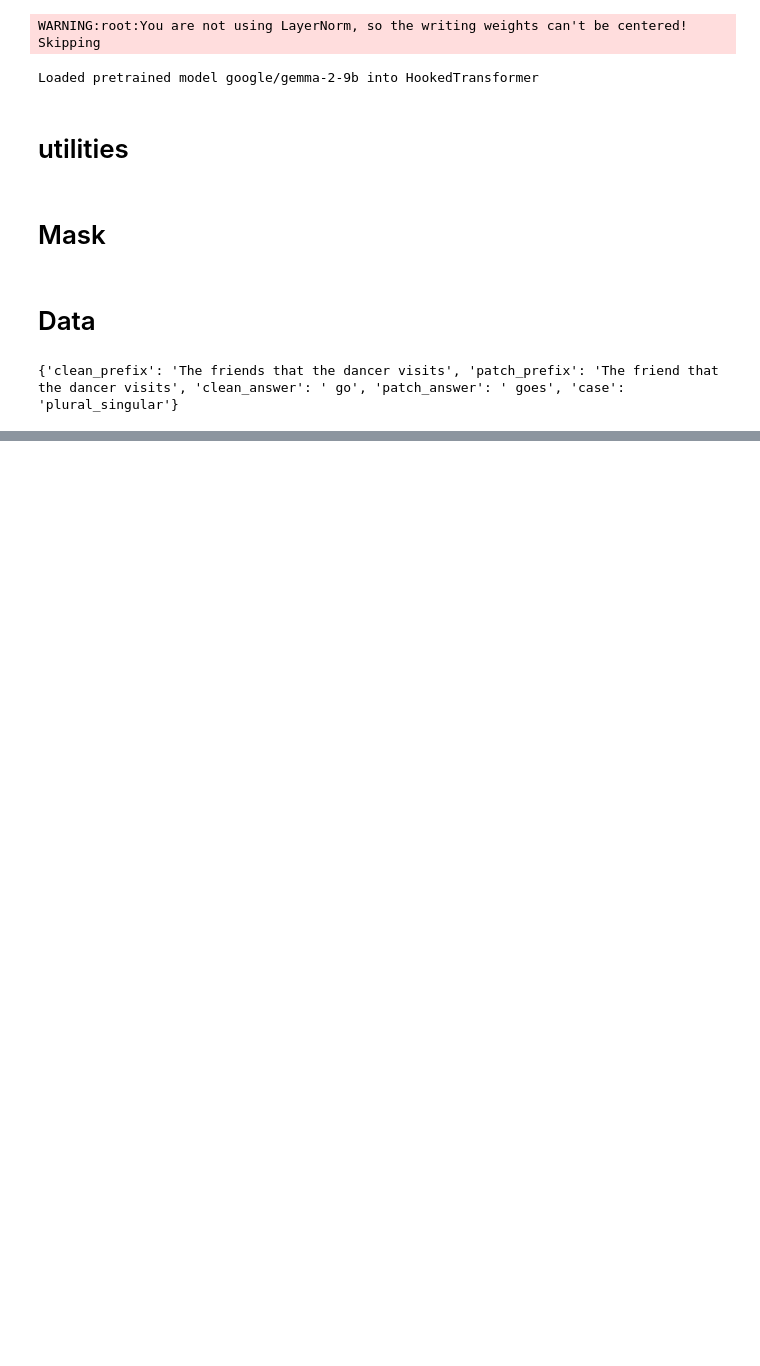
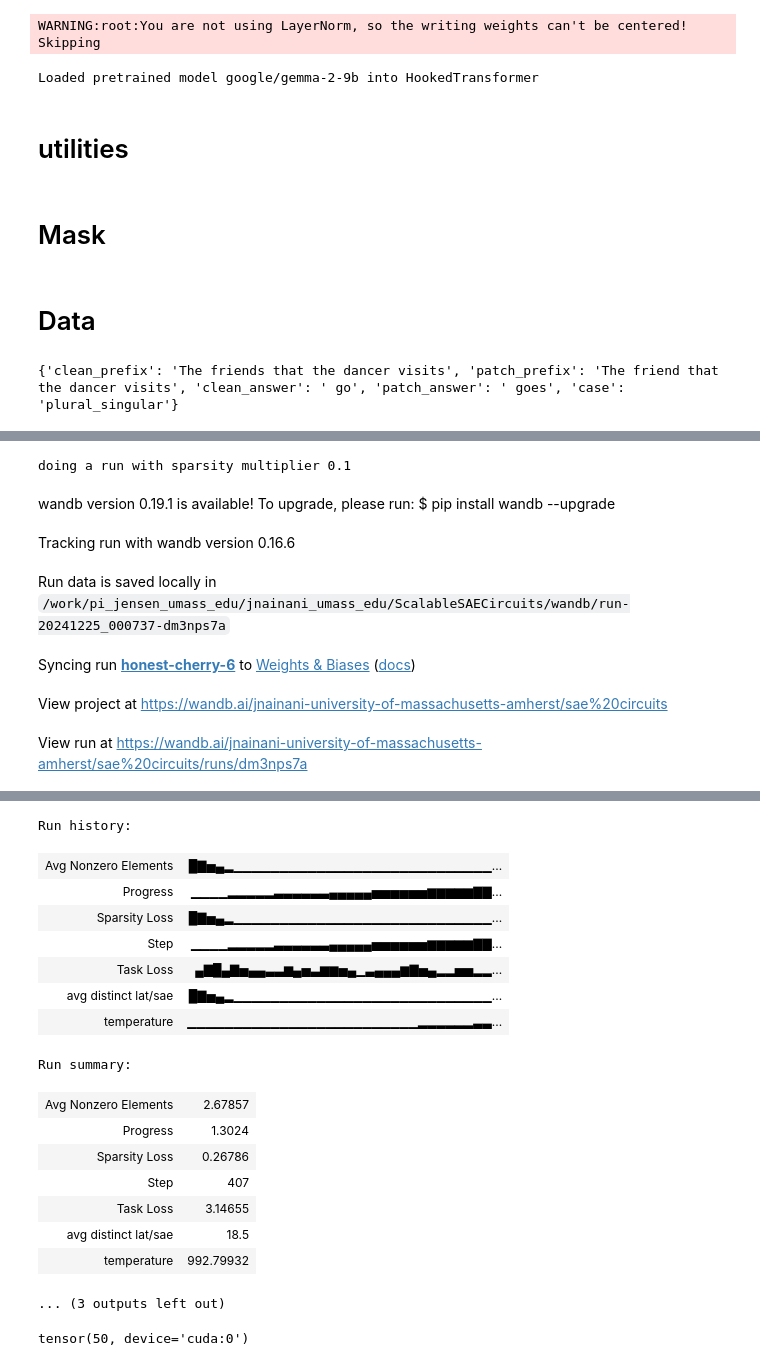
Before and after one commit to NainaniJatinZ/ScalableSAECircuits, a Jupyter notebook: sva.ipynb, the cells around one changed output, grey strips where cells are left out. Saved outputs shown, nothing was run; the diff lists cells and outputs as text; code cells hidden in the pictures; blank space fills up the shorter version.

```diff
--- a/sva.ipynb
+++ b/sva.ipynb
@@ -1062,0 +367,33 @@ df
+# %%
+import signal
+class KeyboardInterruptBlocker:
+    def __enter__(self):
+        # Block SIGINT and store old mask
+        self.old_mask = signal.pthread_sigmask(signal.SIG_BLOCK, {signal.SIGINT})
+
+    def __exit__(self, exc_type, exc_value, traceback):
+        # Restore old mask (unblock SIGINT)
+        signal.pthread_sigmask(signal.SIG_SETMASK, self.old_mask)
+
+class Range:
+    def __init__(self, *args):
+        # Support for range(start, stop, step) or range(stop)
+        self.args = args
+
+        # Validate input like the built-in range does
+        if len(self.args) not in {1, 2, 3}:
+            raise TypeError(f"Range expected at most 3 arguments, got {len(self.args)}")
+
+        self.range = __builtins__.range(*self.args)  # Create the range object
+
+    def __iter__(self):
+        for i in self.range:
+            try:
+                with KeyboardInterruptBlocker():
+                    yield i
+            except KeyboardInterrupt:
+                print("Keyboard interrupt received. Exiting iteration.")
+                break
+
+    def __len__(self):
+        return len(self.range)
@@ -1062,0 +594,10 @@ df
+# %%
+do_training_run(clean_tokens, clean_label_tokens, 0.1, example_length=7, loss_function="ce", per_token_mask=True, use_mask=True, mean_mask=True)
+# %% [output]
+doing a run with sparsity multiplier 0.1
+wandb version 0.19.1 is available! To upgrade, please run: $ pip install wandb --upgrade
+Tracking run with wandb version 0.16.6
+Run data is saved locally in /work/pi_jensen_umass_edu/jnainani_umass_edu/ScalableSAECircuits/wandb/run-20241225_000737-dm3nps7a
+Syncing run honest-cherry-6 to Weights & Biases (docs)
+View project at https://wandb.ai/jnainani-university-of-massachusetts-amherst/sae%20circuits
+View run at https://wandb.ai/jnainani-university-of-massachusetts-amherst/sae%20circuits/runs/dm3nps7a
@@ -1062,0 +605,21 @@ df
+Run history:
+| Avg Nonzero Elements | █▇▅▄▂▁▁▁▁▁▁▁▁▁▁▁▁▁▁▁▁▁▁▁▁▁▁▁▁▁▁▁▁... |
+| Progress | ▁▁▁▁▂▂▂▂▂▃▃▃▃▃▃▄▄▄▄▄▅▅▅▅▅▅▆▆▆▆▆▇▇... |
+| Sparsity Loss | █▇▅▄▂▁▁▁▁▁▁▁▁▁▁▁▁▁▁▁▁▁▁▁▁▁▁▁▁▁▁▁▁... |
+| Step | ▁▁▁▁▂▂▂▂▂▃▃▃▃▃▃▄▄▄▄▄▅▅▅▅▅▅▆▆▆▆▆▇▇... |
+| Task Loss | ▄▇█▄▇▅▄▄▃▃▆▄▅▃▆▆▅▄▁▃▄▄▄▆▇▅▄▂▂▅▅▂▂... |
+| avg distinct lat/sae | █▇▅▄▂▁▁▁▁▁▁▁▁▁▁▁▁▁▁▁▁▁▁▁▁▁▁▁▁▁▁▁▁... |
+| temperature | ▁▁▁▁▁▁▁▁▁▁▁▁▁▁▁▁▁▁▁▁▁▁▁▁▁▂▂▂▂▂▂▃▃... |
+Run summary:
+| Avg Nonzero Elements | 2.67857 |
+| Progress | 1.3024 |
+| Sparsity Loss | 0.26786 |
+| Step | 407 |
+| Task Loss | 3.14655 |
+| avg distinct lat/sae | 18.5 |
+| temperature | 992.79932 |
+... (3 outputs left out)
+# %%
+(saes[3].mask.mask > 0).sum()
+# %% [output]
+tensor(50, device='cuda:0')
```
Also changed, not shown: parts of 50 cells of this notebook, 3 other files.
